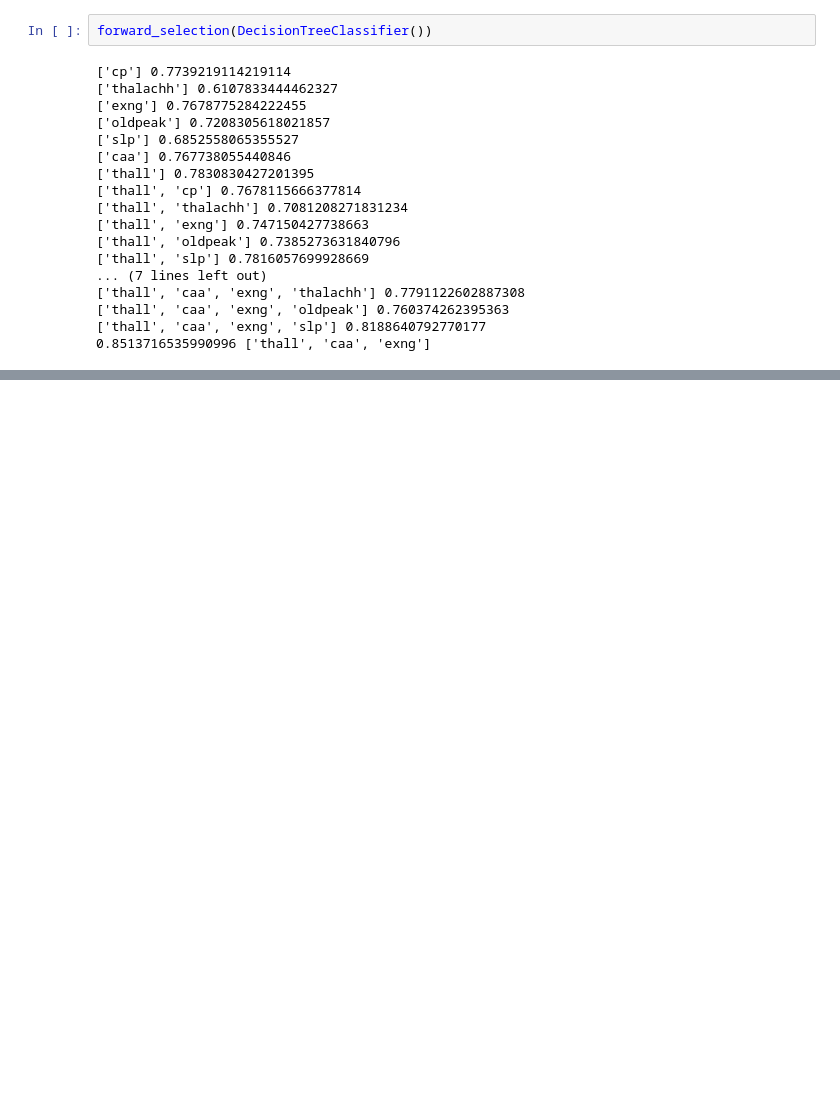
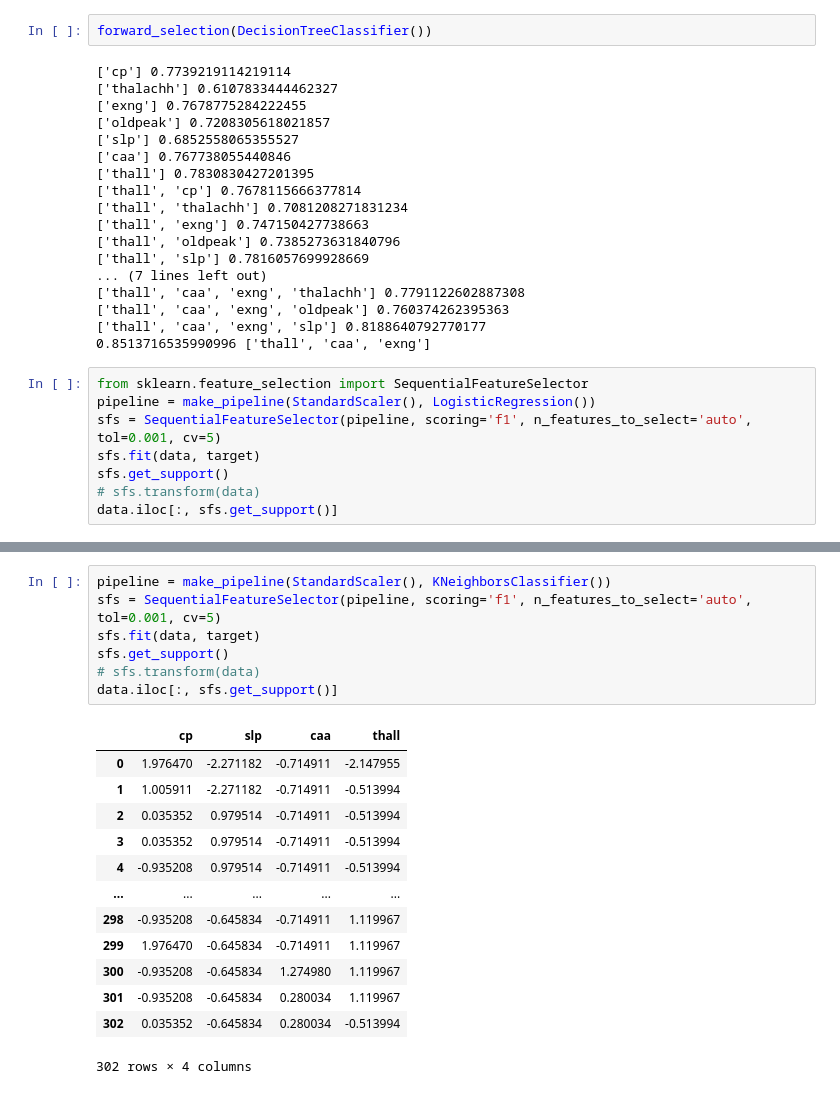
Before and after one commit to KarenMargaryanGit/ML_Models_Implimentation, a Jupyter notebook: Heart Attack Analysis & Prediction/Heart Attack Analysis.ipynb, the cells around one changed output, grey strips where cells are left out. Cells and saved outputs as stored; diff of their text form; blank space fills up the shorter version.

```diff
--- a/Heart Attack Analysis & Prediction/Heart Attack Analysis.ipynb
+++ b/Heart Attack Analysis & Prediction/Heart Attack Analysis.ipynb
@@ -436,3 +436,11 @@ forward_selection(DecisionTreeClassifier())
 ['thall', 'caa', 'exng', 'oldpeak'] 0.760374262395363
 ['thall', 'caa', 'exng', 'slp'] 0.8188640792770177
 0.8513716535990996 ['thall', 'caa', 'exng']
+# %%
+from sklearn.feature_selection import SequentialFeatureSelector
+pipeline = make_pipeline(StandardScaler(), LogisticRegression())
+sfs = SequentialFeatureSelector(pipeline, scoring='f1', n_features_to_select='auto', tol=0.001, cv=5)
+sfs.fit(data, target)
+sfs.get_support()
+# sfs.transform(data)
+data.iloc[:, sfs.get_support()]
@@ -438,0 +461,21 @@ forward_selection(DecisionTreeClassifier())
+# %%
+pipeline = make_pipeline(StandardScaler(), KNeighborsClassifier())
+sfs = SequentialFeatureSelector(pipeline, scoring='f1', n_features_to_select='auto', tol=0.001, cv=5)
+sfs.fit(data, target)
+sfs.get_support()
+# sfs.transform(data)
+data.iloc[:, sfs.get_support()]
+# %% [output]
+|  | cp | slp | caa | thall |
+| 0 | 1.976470 | -2.271182 | -0.714911 | -2.147955 |
+| 1 | 1.005911 | -2.271182 | -0.714911 | -0.513994 |
+| 2 | 0.035352 | 0.979514 | -0.714911 | -0.513994 |
+| 3 | 0.035352 | 0.979514 | -0.714911 | -0.513994 |
+| 4 | -0.935208 | 0.979514 | -0.714911 | -0.513994 |
+| ... | ... | ... | ... | ... |
+| 298 | -0.935208 | -0.645834 | -0.714911 | 1.119967 |
+| 299 | 1.976470 | -0.645834 | -0.714911 | 1.119967 |
+| 300 | -0.935208 | -0.645834 | 1.274980 | 1.119967 |
+| 301 | -0.935208 | -0.645834 | 0.280034 | 1.119967 |
+| 302 | 0.035352 | -0.645834 | 0.280034 | -0.513994 |
+302 rows × 4 columns
```
Also changed, not shown: parts of 2 cells of this notebook.
